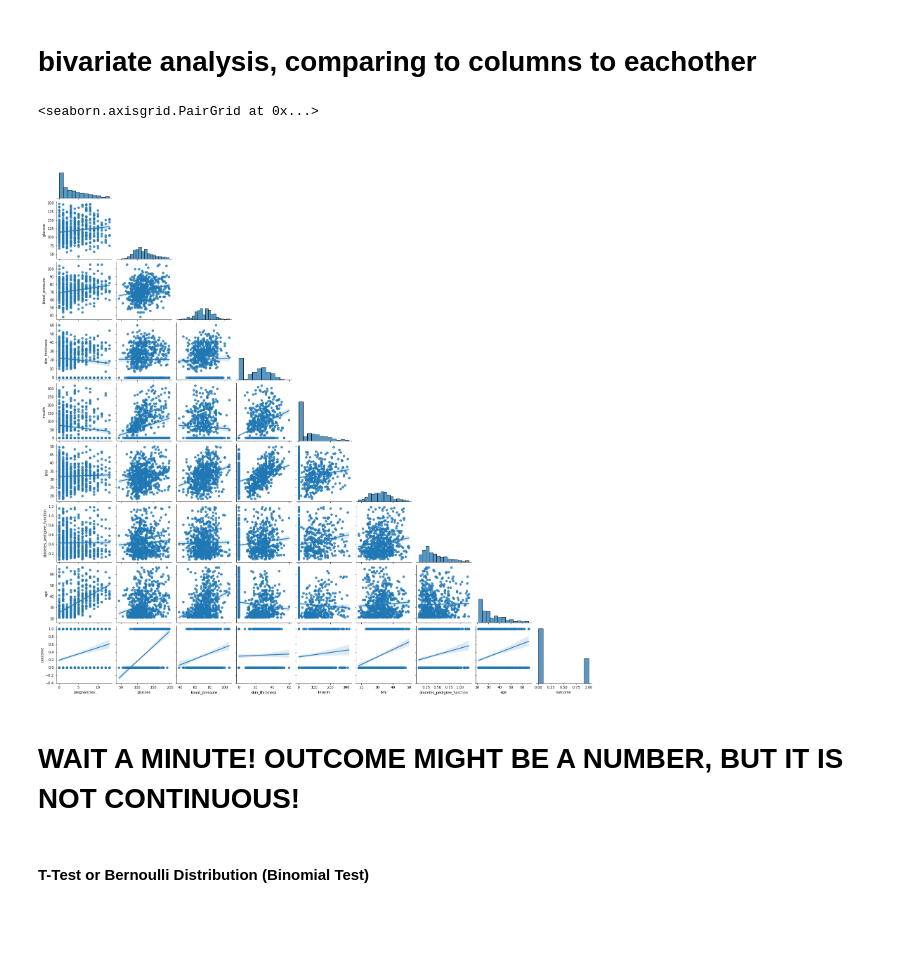
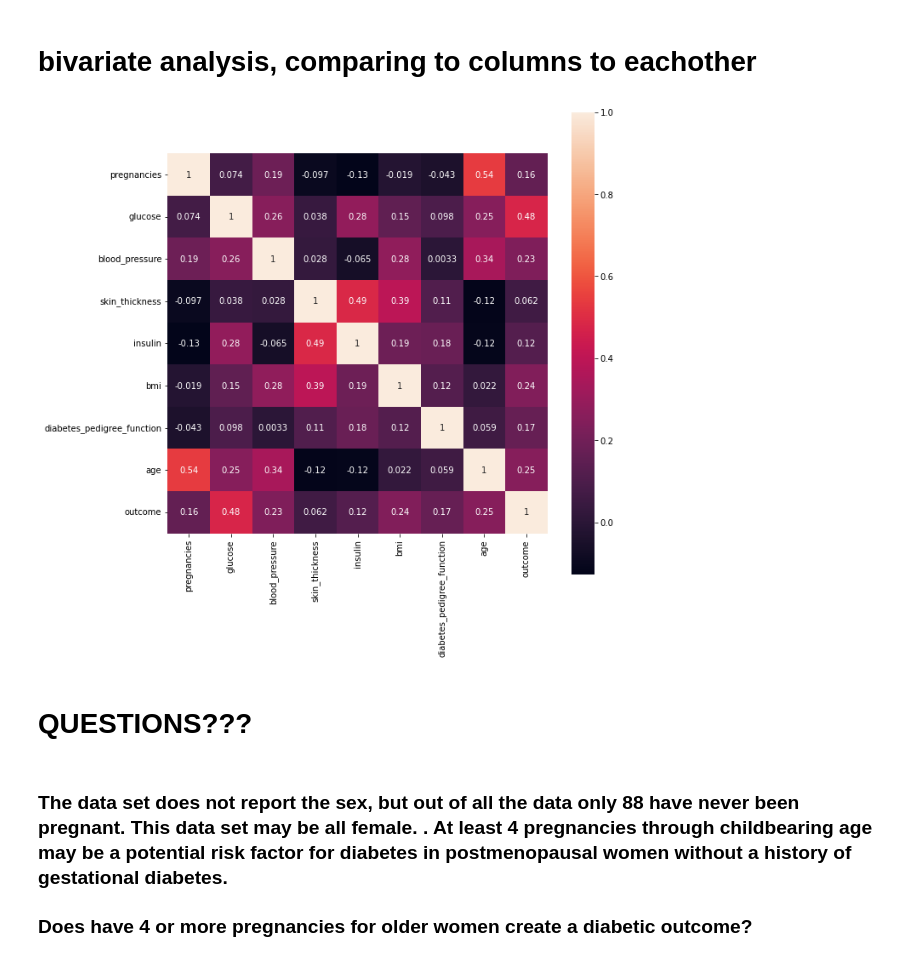
Before and after one commit to raedownen/mini_projects, a Jupyter notebook: diabetes_project.ipynb, the cells around one changed output. Saved outputs shown, nothing was run; the diff lists cells and outputs as text; code cells hidden in the pictures; blank space fills up the shorter version.

```diff
--- a/diabetes_project.ipynb
+++ b/diabetes_project.ipynb
@@ -400,0 +406,5 @@ X_train.head()
+# %%
+# bin the glucose
+labels =[0, 1, 2]
+diabetes_df['glucose_binned'] = pd.cut(diabetes_df['glucose'], bins=[0,140,199,500],labels=labels, include_lowest=True)
+diabetes_df.head(25)
@@ -400,0 +466,5 @@ X_train.head()
+# %%
+#bin the blood pressure
+labels =[0, 1, 2]
+diabetes_df['bp_binned'] = pd.cut(diabetes_df['blood_pressure'], bins=[0,80,89,300],labels=labels, include_lowest=True)
+diabetes_df.head(25)
@@ -400,0 +538,5 @@ X_train.head()
+# %%
+#bin the insulin
+labels =[0, 1, 2]
+diabetes_df['insulin_binned'] = pd.cut(diabetes_df['insulin'], bins=[0,16,166,400],labels=labels, include_lowest=True)
+diabetes_df.head(25)
@@ -400,0 +583,5 @@ X_train.head()
+# %%
+#bin the bmi
+labels =[0, 1, 2, 3]
+diabetes_df['bmi_binned'] = pd.cut(diabetes_df['bmi'], bins=[0,18.4,24.9,29.9,60],labels=labels, include_lowest=True)
+diabetes_df.head(25)
@@ -401,11 +708,2 @@ X_train.head()
 # %% [markdown]
 # bivariate analysis, comparing to columns to eachother
-# %%
-sns.pairplot(data=diabetes_df, kind="reg", corner=True)
-# %% [output]
-<seaborn.axisgrid.PairGrid at 0x...>
-[figure, removed]
-# %% [markdown]
-# WAIT A MINUTE!  OUTCOME MIGHT BE A NUMBER, BUT IT IS NOT CONTINUOUS!
-# %% [markdown]
-#### T-Test or Bernoulli Distribution (Binomial Test)
@@ -413,0 +710,13 @@ sns.pairplot(data=diabetes_df, kind="reg", corner=True)
+# %%
+fig, ax = plt.subplots(figsize=(10,10))
+corr = train.corr()
+sns.heatmap(corr, annot=True, square=True)
+plt.yticks(rotation=0)
+plt.show()
+# %% [output]
+[figure, added]
+# %% [markdown]
+# QUESTIONS???
+# %% [markdown]
+### The data set does not report the sex, but out of all the data only 88 have never been pregnant.  This data set may be all female.  .  At least 4 pregnancies through childbearing age may be a potential risk factor for diabetes in postmenopausal women without a history of gestational diabetes.
+### Does have 4 or more pregnancies for older women  create a diabetic outcome?
```
Also changed, not shown: parts of 94 cells of this notebook.
